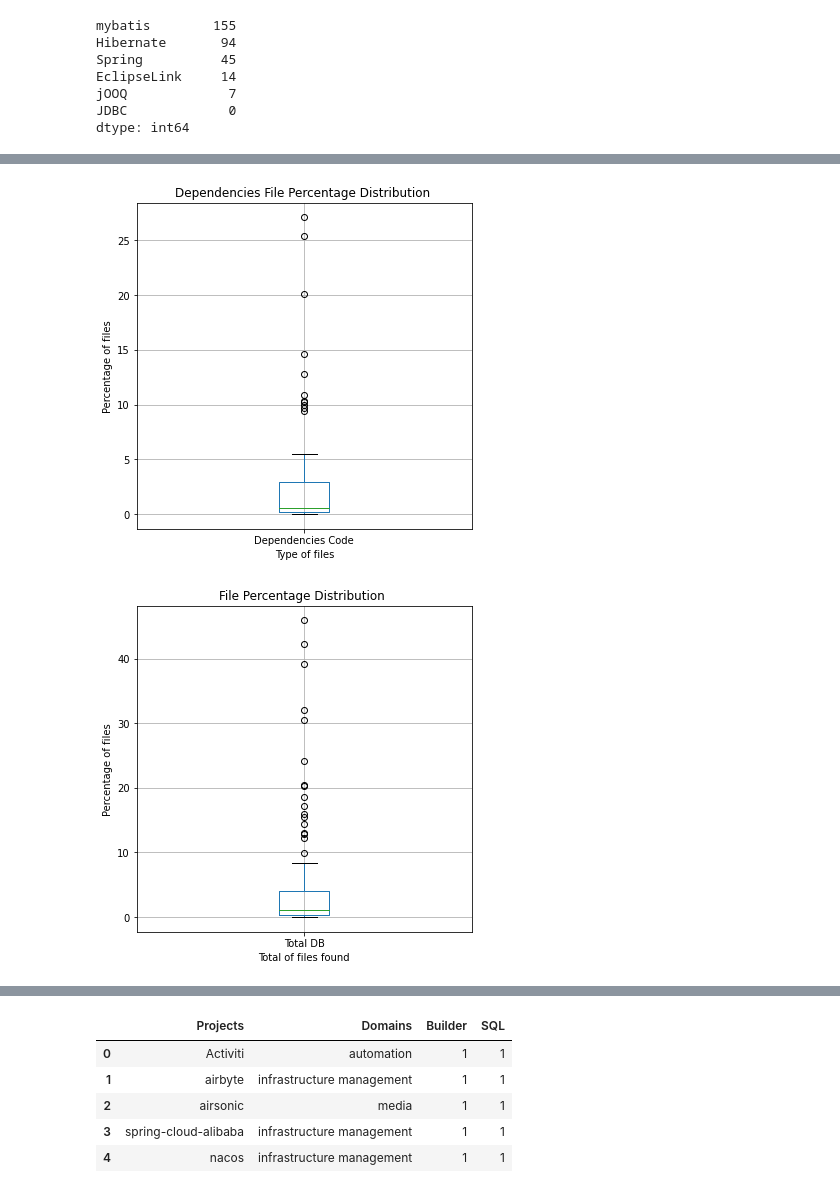
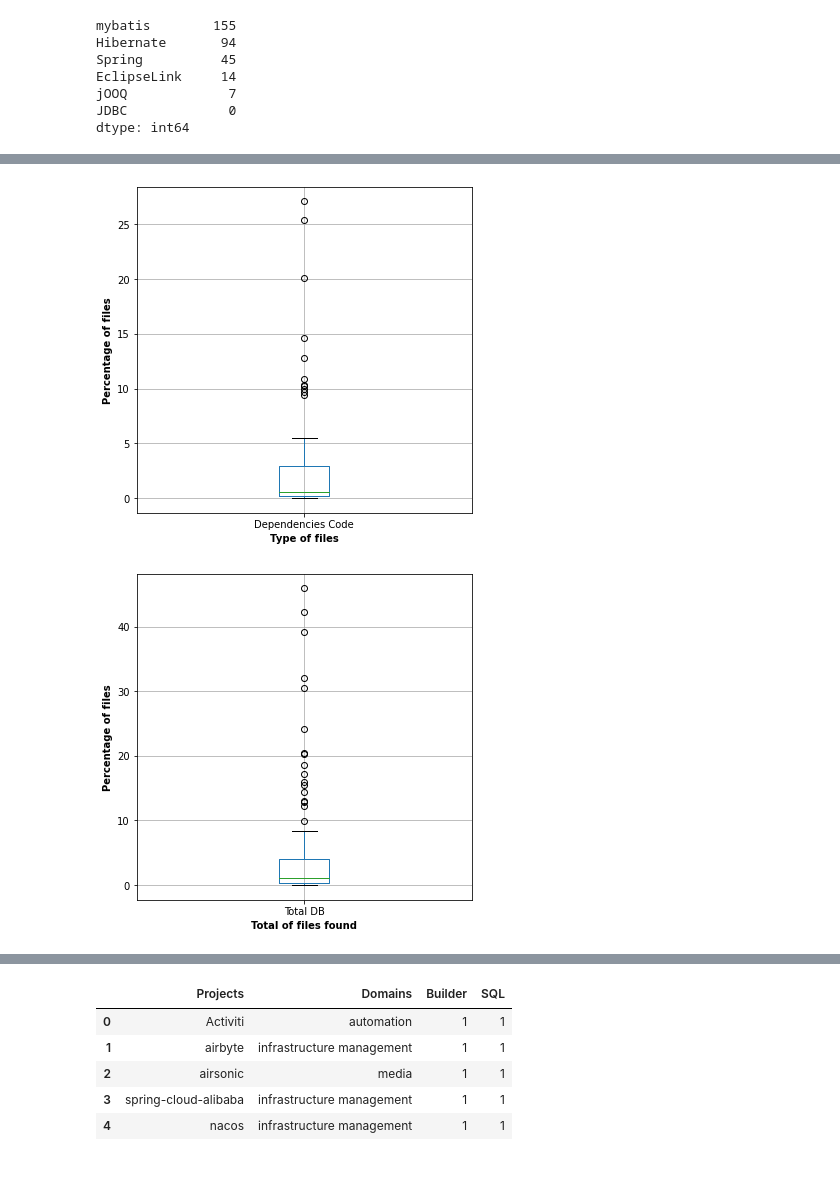
Before and after one commit to gems-uff/db-mining, a Jupyter notebook: src/results_implementation_characterization.ipynb, the cells around one changed output, grey strips where cells are left out. Cells and saved outputs as stored; diff of their text form; code cells hidden in the pictures.

```diff
--- a/src/results_implementation_characterization.ipynb
+++ b/src/results_implementation_characterization.ipynb
@@ -165,27 +110,25 @@ plt.show()
 # %%
 import matplotlib.pyplot as plt
 plt.figure(figsize =(6, 6))
 stud_bplt = df.boxplot(column=['Dependencies Code'])
 
 stud_bplt.plot()
-plt.title("Dependencies File Percentage Distribution ")
-plt.xlabel("Type of files")
-plt.ylabel("Percentage of files")
+plt.xlabel("Type of files", fontweight = "bold")
+plt.ylabel("Percentage of files", fontweight = "bold")
 plt.show()
 # %% [output]
-[figure, old version]
+[figure, new version]
 # %%
 import matplotlib.pyplot as plt
 plt.figure(figsize =(6, 6))
 stud_bplt = df.boxplot(column=['Total DB'])
 
 stud_bplt.plot()
-plt.title("File Percentage Distribution ")
-plt.xlabel("Total of files found")
-plt.ylabel("Percentage of files")
+plt.xlabel("Total of files found", fontweight = "bold")
+plt.ylabel("Percentage of files", fontweight = "bold")
 plt.show()
 # %% [output]
-[figure, old version]
+[figure, new version]
 # %%
 import matplotlib.pyplot as plt
 plt.figure(figsize =(17, 6))
```
Also changed, not shown: parts of 29 cells of this notebook, 6 other files.
